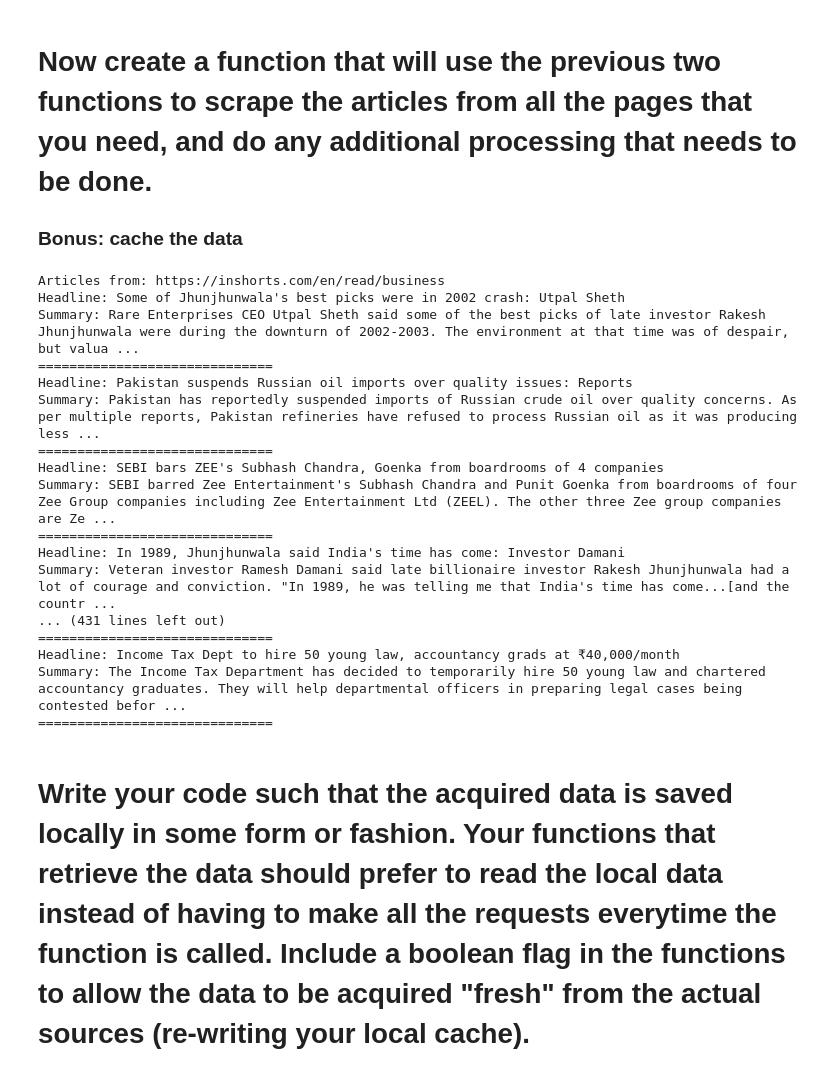
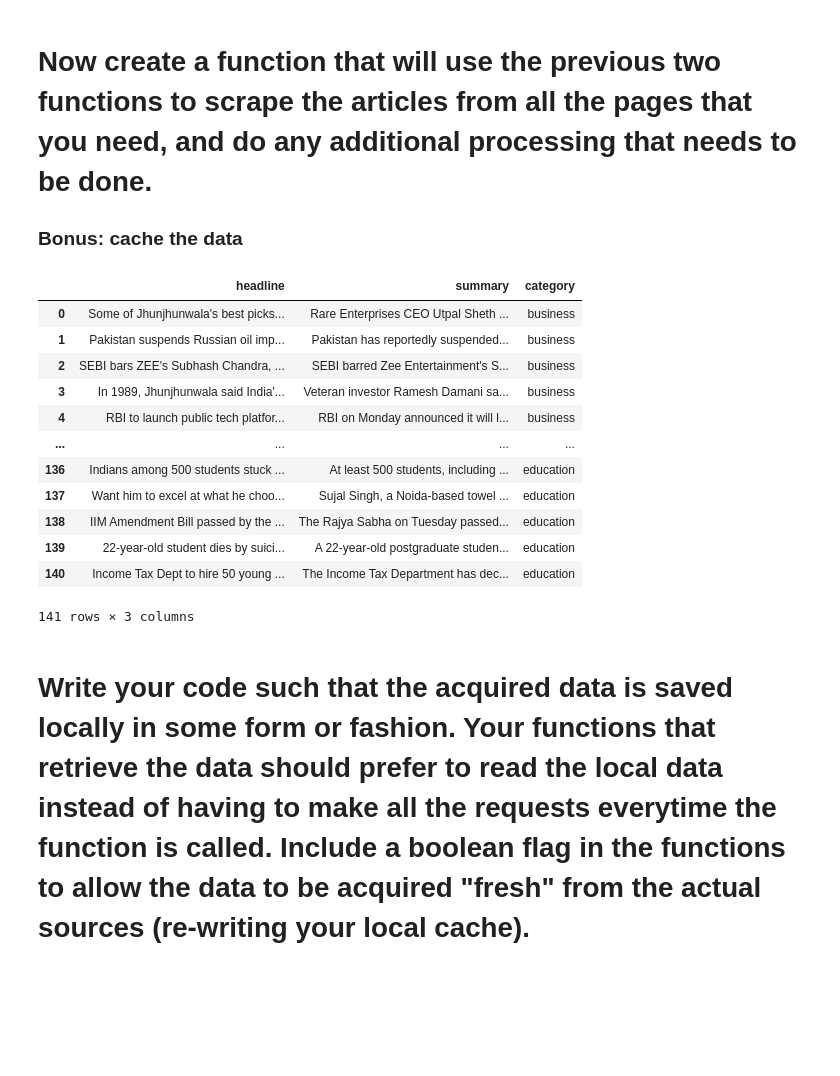
Before and after one commit to JonathanTWare/natural-language-processing-exercises, a Jupyter notebook: acquire.ipynb, the cells around one changed output. Saved outputs shown, nothing was run; the diff lists cells and outputs as text; code cells hidden in the pictures; blank space fills up the shorter version.

Commit message:
created get data function and tested it in test ipynb

```diff
--- a/acquire.ipynb
+++ b/acquire.ipynb
@@ -268,32 +269,28 @@ Summary: Sunny Deol reacted to 'Gadar' song Udja Kale Kawan's reference in Aksha
 # Now create a function that will use the previous two functions to scrape the articles from all the pages that you need, and do any additional processing that needs to be done.
 ### Bonus: cache the data
 # %%
-import requests
-from bs4 import BeautifulSoup
+def scrape_inshorts_articles(urls):
+    articles = []
 
-def scrape_inshorts_articles(urls):
     for url in urls:
         response = requests.get(url)
         soup = BeautifulSoup(response.content, 'html.parser')
-
-        articles = []
 
         article_cards = soup.find_all(itemtype='http://schema.org/NewsArticle')
 
         for card in article_cards:
             headline = card.find('span', itemprop='headline').text
             summary = card.find('div', itemprop='articleBody').text
+            category = url.split('/')[-1]
 
             articles.append({
                 'headline': headline,
-                'summary': summary
+                'summary': summary,
+                'category': category
             })
 
-        print("Articles from:", url)
-        for article in articles:
-            print("Headline:", article['headline'])
-            print("Summary:", article['summary'])
-            print("="*30)
+    df = pd.DataFrame(articles)
+    return df
 
 if __name__ == "__main__":
     base_url = "https://inshorts.com/en/read/"
@@ -313,26 +310,23 @@ if __name__ == "__main__":
         "miscellaneous",
         "fashion",
         "education",
-
     ]
 
     urls = [base_url + page for page in pages]
-    scrape_inshorts_articles(urls)
+    result_df = scrape_inshorts_articles(urls)
-# %% [output]
-Articles from: https://inshorts.com/en/read/business
-Headline: Some of Jhunjhunwala's best picks were in 2002 crash: Utpal Sheth
-Summary: Rare Enterprises CEO Utpal Sheth said some of the best picks of late investor Rakesh Jhunjhunwala were during the downturn of 2002-2003. The environment at that time was of despair, but valua ...
-==============================
-Headline: Pakistan suspends Russian oil imports over quality issues: Reports
-Summary: Pakistan has reportedly suspended imports of Russian crude oil over quality concerns. As per multiple reports, Pakistan refineries have refused to process Russian oil as it was producing less ...
-==============================
-Headline: SEBI bars ZEE's Subhash Chandra, Goenka from boardrooms of 4 companies
-Summary: SEBI barred Zee Entertainment's Subhash Chandra and Punit Goenka from boardrooms of four Zee Group companies including Zee Entertainment Ltd (ZEEL). The other three Zee group companies are Ze ...
-==============================
-Headline: In 1989, Jhunjhunwala said India's time has come: Investor Damani
-Summary: Veteran investor Ramesh Damani said late billionaire investor Rakesh Jhunjhunwala had a lot of courage and conviction. "In 1989, he was telling me that India's time has come...[and the countr ...
-... (431 lines left out)
-==============================
-Headline: Income Tax Dept to hire 50 young law, accountancy grads at ₹40,000/month
-Summary: The Income Tax Department has decided to temporarily hire 50 young law and chartered accountancy graduates. They will help departmental officers in preparing legal cases being contested befor ...
-==============================
+# %%
+result_df
+# %% [output]
+|  | headline | summary | category |
+| 0 | Some of Jhunjhunwala's best picks... | Rare Enterprises CEO Utpal Sheth ... | business |
+| 1 | Pakistan suspends Russian oil imp... | Pakistan has reportedly suspended... | business |
+| 2 | SEBI bars ZEE's Subhash Chandra, ... | SEBI barred Zee Entertainment's S... | business |
+| 3 | In 1989, Jhunjhunwala said India'... | Veteran investor Ramesh Damani sa... | business |
+| 4 | RBI to launch public tech platfor... | RBI on Monday announced it will l... | business |
+| ... | ... | ... | ... |
+| 136 | Indians among 500 students stuck ... | At least 500 students, including ... | education |
+| 137 | Want him to excel at what he choo... | Sujal Singh, a Noida-based towel ... | education |
+| 138 | IIM Amendment Bill passed by the ... | The Rajya Sabha on Tuesday passed... | education |
+| 139 | 22-year-old student dies by suici... | A 22-year-old postgraduate studen... | education |
+| 140 | Income Tax Dept to hire 50 young ... | The Income Tax Department has dec... | education |
+141 rows × 3 columns
```
Also changed, not shown: parts of 2 cells of this notebook, 3 other files.
